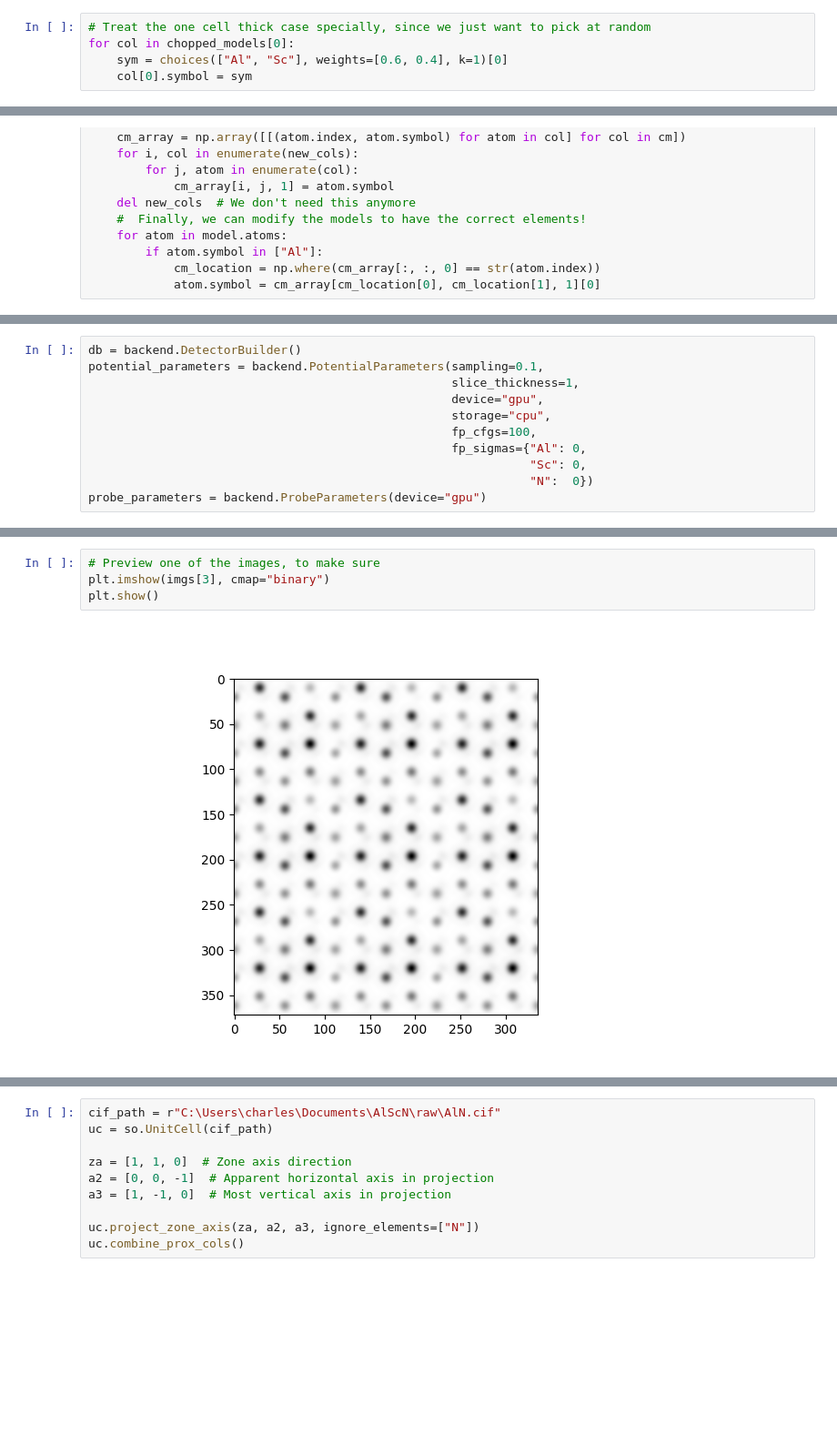
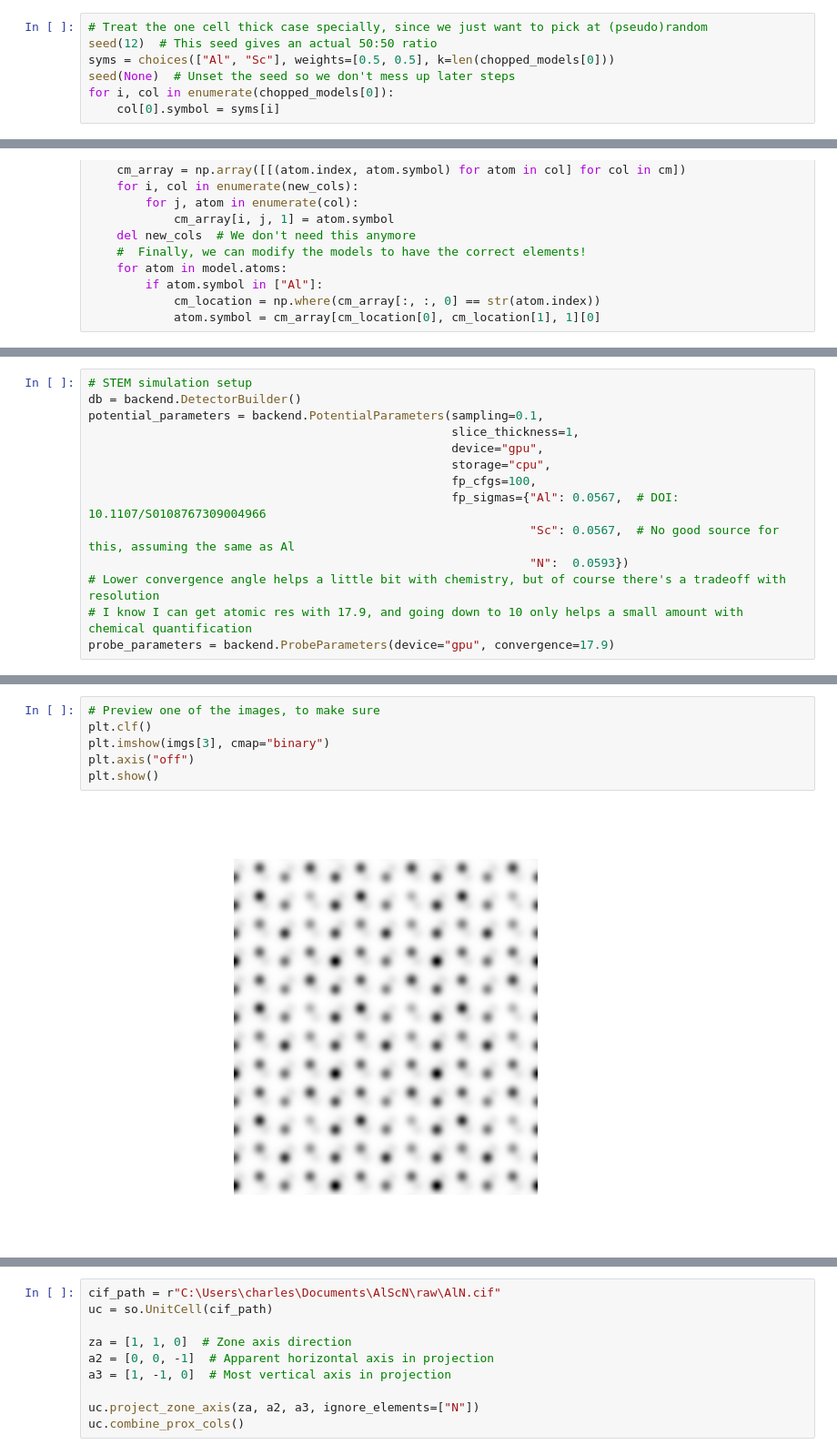
Before and after one commit to realitychemist/abtem_scripts, a Jupyter notebook: alscn_intensity_mapping _tests.ipynb, the cells around one changed output, grey strips where cells are left out. Shown at 91% size. Drawn from its saved outputs; the diff is of its cells as text; blank space fills up the shorter version.

```diff
--- a/alscn_intensity_mapping _tests.ipynb
+++ b/alscn_intensity_mapping _tests.ipynb
@@ -47,10 +41,12 @@ view(thin_models[-1].atoms)
 # %%
 chopped_models = [ase_funcs.split_by_projected_columns(model.atoms, kinds="Al") for model in thin_models]
 # %%
-# Treat the one cell thick case specially, since we just want to pick at random
-for col in chopped_models[0]:
-    sym = choices(["Al", "Sc"], weights=[0.6, 0.4], k=1)[0]
-    col[0].symbol = sym
+# Treat the one cell thick case specially, since we just want to pick at (pseudo)random
+seed(12)  # This seed gives an actual 50:50 ratio
+syms = choices(["Al", "Sc"], weights=[0.5, 0.5], k=len(chopped_models[0]))
+seed(None)  # Unset the seed so we don't mess up later steps
+for i, col in enumerate(chopped_models[0]):
+    col[0].symbol = syms[i]
 # %%
 # Then, for the rest, let's exhaustively go through all possible variations and assign them to a column
 # For the four cell thick case, this is 1:1; for thinner models, we will need to repeat some
@@ -82,12 +76,15 @@ Now we'll simulate some HAADF images based on these models
 # %%
+# STEM simulation setup
 db = backend.DetectorBuilder()
 potential_parameters = backend.PotentialParameters(sampling=0.1,
                                                    slice_thickness=1,
                                                    device="gpu",
                                                    storage="cpu",
                                                    fp_cfgs=100,
-                                                   fp_sigmas={"Al": 0,
-                                                              "Sc": 0,
-                                                              "N":  0})
-probe_parameters = backend.ProbeParameters(device="gpu")
+                                                   fp_sigmas={"Al": 0.0567,  # DOI: 10.1107/S0108767309004966
+                                                              "Sc": 0.0567,  # No good source for this, assuming the same as Al
+                                                              "N":  0.0593})
+# Lower convergence angle helps a little bit with chemistry, but of course there's a tradeoff with resolution
+# I know I can get atomic res with 17.9, and going down to 10 only helps a small amount with chemical quantification
+probe_parameters = backend.ProbeParameters(device="gpu", convergence=17.9)
 # %%
@@ -109,7 +107,9 @@ for result in thin_results:
     imgs.append(img)
 # %%
 # Preview one of the images, to make sure
+plt.clf()
 plt.imshow(imgs[3], cmap="binary")
+plt.axis("off")
 plt.show()
 # %% [output]
-[figure, old version]
+[figure, new version]
```
Also changed, not shown: parts of 20 cells of this notebook, 1 other file.
